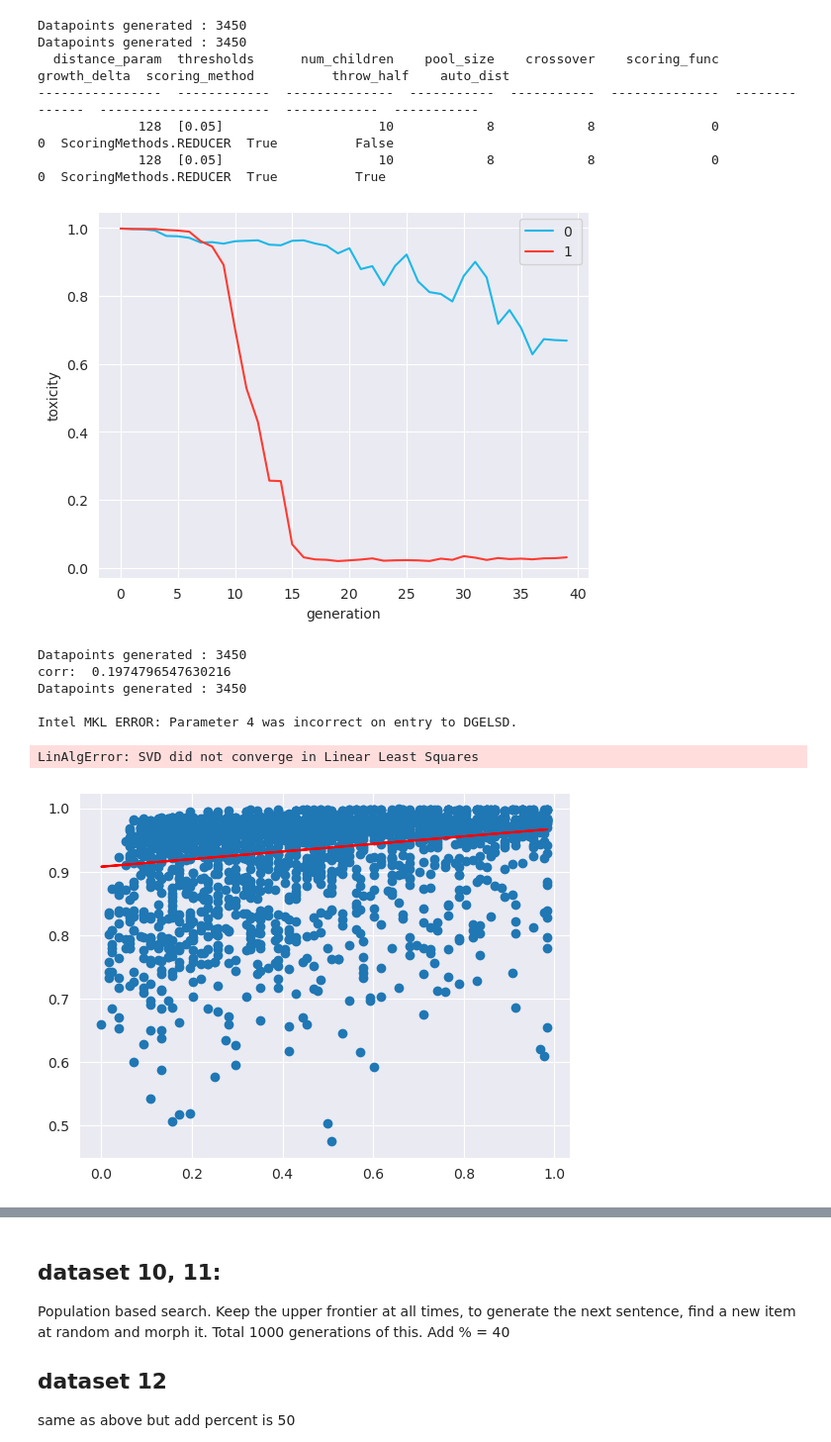
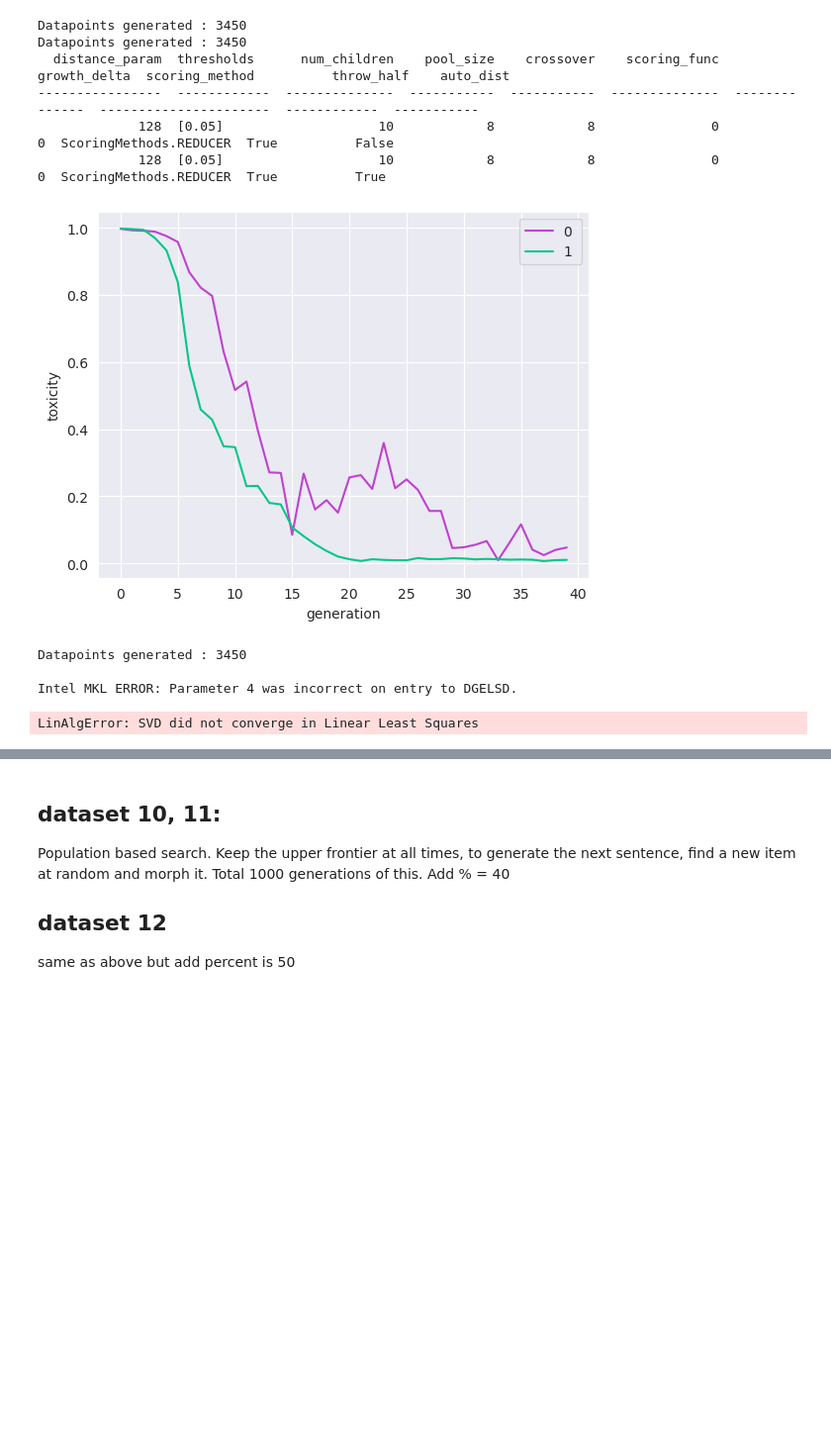
Before and after one commit to rajobasu/FYP, a Jupyter notebook: display/plotterntb.ipynb, the cells around one changed output, grey strips where cells are left out. Shown: that part at 99% size. Drawn from its saved outputs; the diff is of its cells as text; code cells hidden in the pictures; blank space fills up the shorter version.

```diff
--- a/display/plotterntb.ipynb
+++ b/display/plotterntb.ipynb
@@ -44,7 +44,7 @@ def get_data_from_file(datafilenum):
 def statistics_per_generation(datapoints):
     by_gen = [list(v) for l, v in itertools.groupby(datapoints, lambda x: x.generation)]
     return (
-        [np.mean(sorted([float(x.toxicity) for x in data])[0:15]) for data in by_gen],
+        [np.mean(sorted([float(x.toxicity) for x in data])[0:5]) for data in by_gen],
         [np.min([x.similarity for x in data][0:10]) for data in by_gen]
     )
 # %%
@@ -88,42 +88,39 @@ def show_generational_statistic_plot(datafilenums: list[int]):
 
     for index, data in enumerate(data_list):
         x_data = [i for i in range(len(data[0]))]
         y_data = [x if x != 1 else 1 for x in data[0]]
 
 
         ax.plot(x_data, y_data, color=rand_color(), label=f"{index} ")
 
     ax.legend()
 
     print_metadata(metadata_list)
     plt.show()
 
 
-dataids = [83, 85]
+dataids = [86, 87]
 show_generational_statistic_plot(dataids)
 for id in dataids:
     make_regression_tox_dist(id)
 # make_regression_tox_dist(34)
 # make_regression_tox_dist(54)
 # make_regression_tox_dist(55)
 # make_regression_tox_dist(56)
 # make_regression_tox_dist(35)
 # make_regression_tox_dist(51)
 # %% [output]
 Datapoints generated : 3450
 Datapoints generated : 3450
   distance_param  thresholds      num_children    pool_size    crossover    scoring_func    growth_delta  scoring_method          throw_half    auto_dist
 ----------------  ------------  --------------  -----------  -----------  --------------  --------------  ----------------------  ------------  -----------
              128  [0.05]                    10            8            8               0               0  ScoringMethods.REDUCER  True          False
              128  [0.05]                    10            8            8               0               0  ScoringMethods.REDUCER  True          True
-[figure, old version]
+[figure, new version]
-Datapoints generated : 3450
-corr:  0.1974796547630216
 Datapoints generated : 3450
 
 Intel MKL ERROR: Parameter 4 was incorrect on entry to DGELSD.
 LinAlgError: SVD did not converge in Linear Least Squares
-[figure, removed]
 # %%
 def show_scatter_plot(datafilenum: int):
     datapoints = get_data_from_file(datafilenum)
```
Also changed, not shown: parts of 1 cell of this notebook, 1 other file.
